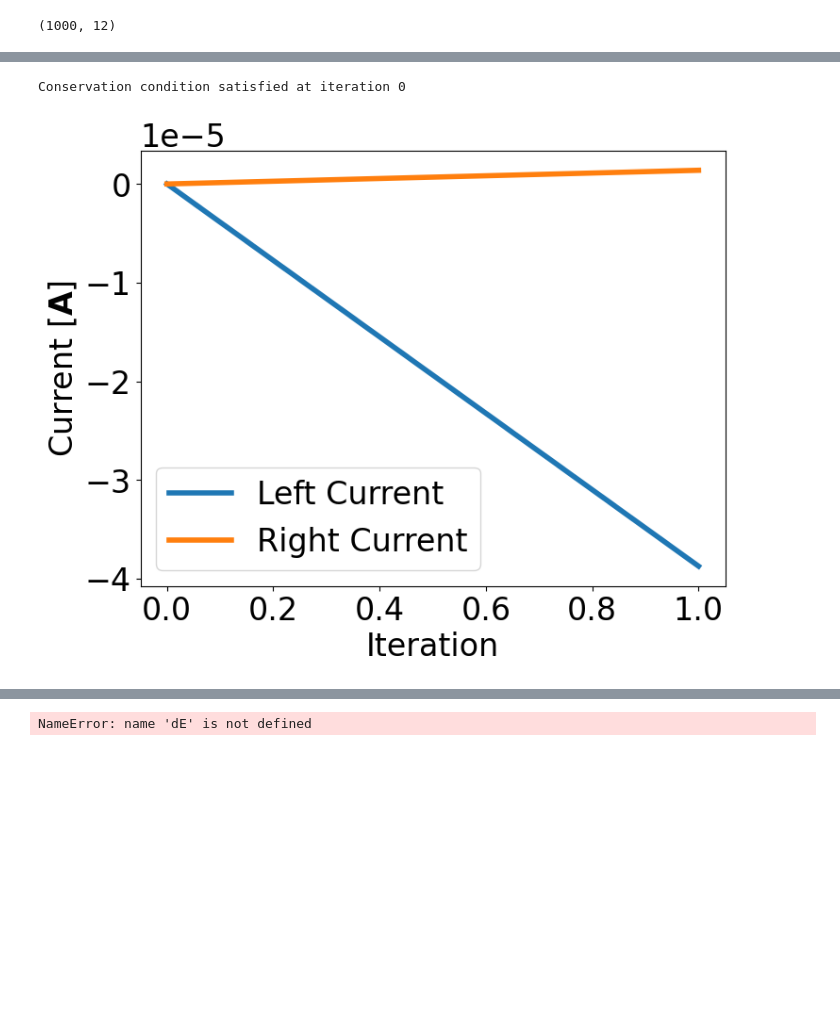
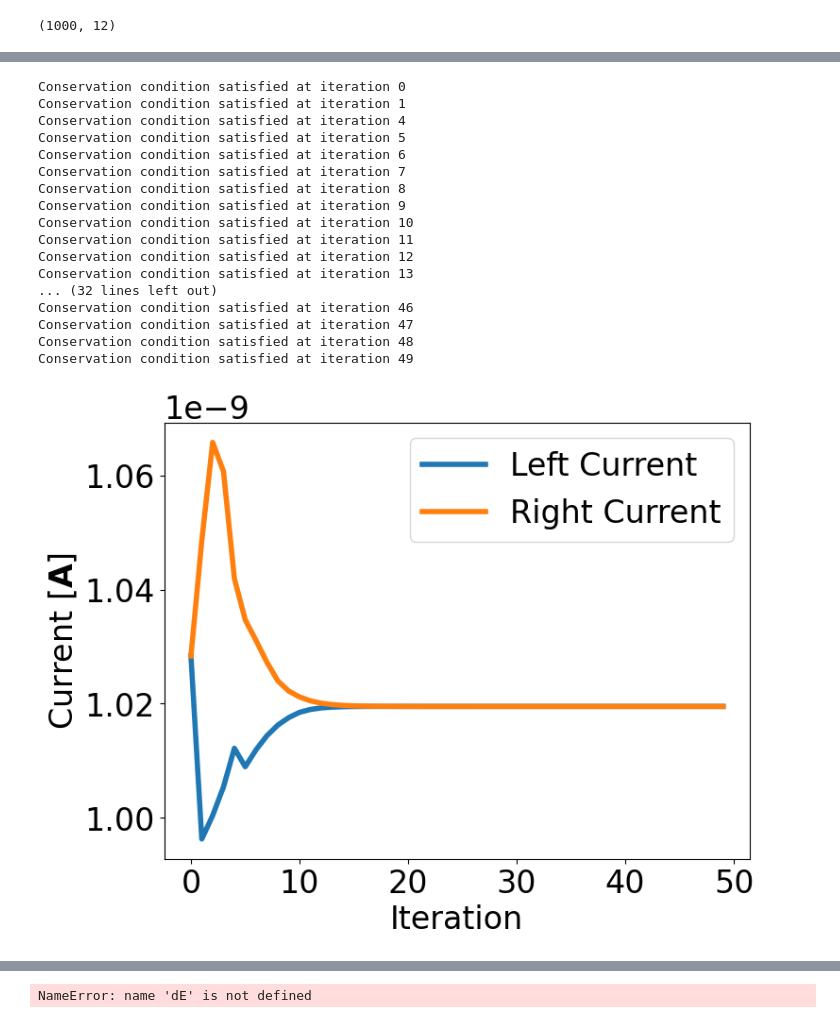
Before and after one commit to Nano-TCAD/QuaTrEx, a Jupyter notebook: quatrex/results/80TFET72/analysis.ipynb, the cells around one changed output, grey strips where cells are left out. Drawn from its saved outputs; the diff is of its cells as text; code cells hidden in the pictures; blank space fills up the shorter version.

```diff
--- a/quatrex/results/80TFET72/analysis.ipynb
+++ b/quatrex/results/80TFET72/analysis.ipynb
@@ -247,39 +247,55 @@ gif.save(frames_ide, 'IDE_0.gif', duration = 3000)
 frames_ide = [plot_idE_gold(199)]
 gif.save(frames_ide, 'IDE_199.gif', duration = 3000)
 # %%
-num_iter = 2
+num_iter = 50
 nblocks = 12
 font = {'weight' : 'normal',
 'size'   : 24}
 matplotlib.rc('font', **font)
 
 ID_L = np.zeros((num_iter)) # left current
 ID_R = np.zeros((num_iter)) # right current
 ID_M = np.zeros((num_iter)) # middle current
 conservation_cond = np.zeros((num_iter))
 E = np.loadtxt('E.dat')
 dE = E[1] - E[0]
 for i in range(num_iter):
     IDE_temp = np.loadtxt('IDE_' + str(i) + '.dat').view(complex)
     ID_L[i] = np.sum(IDE_temp.real, axis = 0)[0] * dE
     ID_R[i] = np.sum(IDE_temp.real, axis = 0)[-2] * dE
     ID_M[i] = np.sum(IDE_temp.real, axis = 0)[nblocks//2] * dE
 
     conservation_cond[i] = (ID_L[i]-ID_R[i])/(ID_R[i])
     if np.abs(conservation_cond[i]) < 0.05:
         print('Conservation condition satisfied at iteration', i)
 
 plt.figure(figsize=(8,6))
 plt.plot(np.arange(num_iter), ID_L, label = 'Left Current', linewidth = 4)
 plt.plot(np.arange(num_iter), ID_R, label = 'Right Current', linewidth = 4)
 #plt.plot(np.arange(num_iter), ID_M, label = 'Middle Current')
 plt.xlabel('Iteration')
 plt.ylabel('Current' + ' ' + r'$[\mathbf{A}]$')
 plt.legend()
 plt.show()
 
 #print("the best converged iteration is ", np.argmin(np.abs(conservation_cond[100:])))
 # %% [output]
 Conservation condition satisfied at iteration 0
+Conservation condition satisfied at iteration 1
+Conservation condition satisfied at iteration 4
+Conservation condition satisfied at iteration 5
+Conservation condition satisfied at iteration 6
+Conservation condition satisfied at iteration 7
+Conservation condition satisfied at iteration 8
+Conservation condition satisfied at iteration 9
+Conservation condition satisfied at iteration 10
+Conservation condition satisfied at iteration 11
+Conservation condition satisfied at iteration 12
+Conservation condition satisfied at iteration 13
+... (32 lines left out)
+Conservation condition satisfied at iteration 46
+Conservation condition satisfied at iteration 47
+Conservation condition satisfied at iteration 48
+Conservation condition satisfied at iteration 49
-[figure, old version]
+[figure, new version]
 # %%
```
Also changed, not shown: parts of 8 cells of this notebook, 2 other files.
